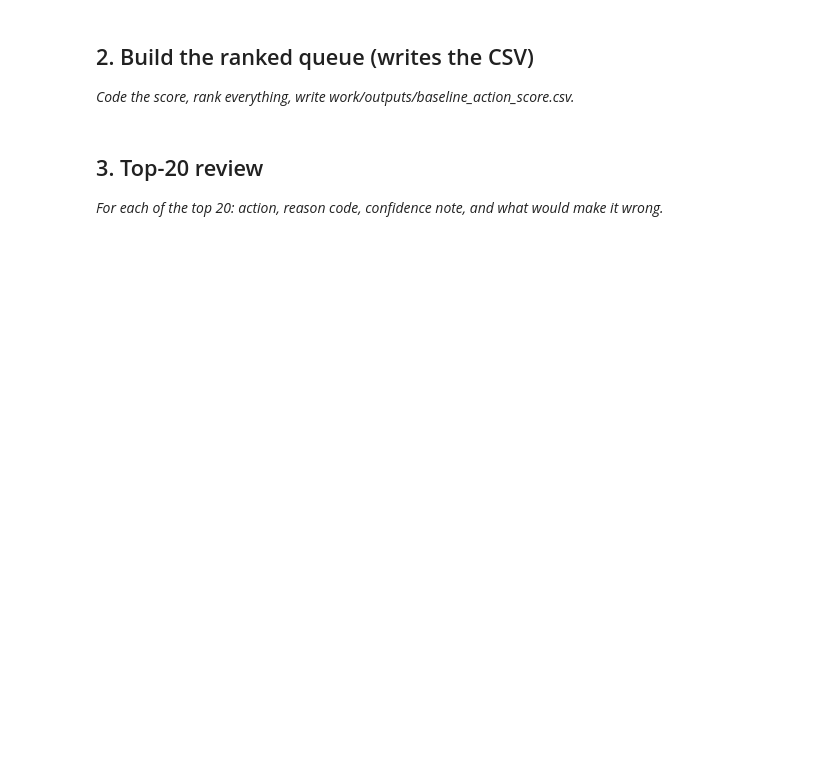
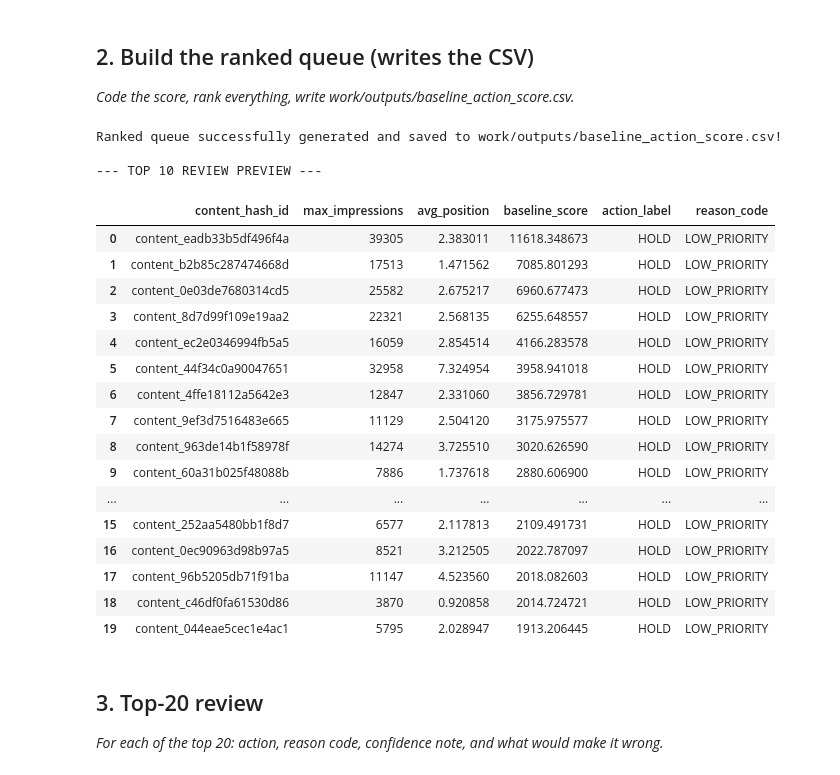
Before and after one commit to s-safwan/ml-internship-flyrank, a Jupyter notebook: work/notebooks/w04_baseline_score.ipynb, the cells around one changed output. Drawn from its saved outputs; the diff is of its cells as text; code cells hidden in the pictures; blank space fills up the shorter version.

```diff
--- a/work/notebooks/w04_baseline_score.ipynb
+++ b/work/notebooks/w04_baseline_score.ipynb
@@ -23,3 +100,62 @@ This skeleton is yours to fill. Work the sections **in order** — each one has
+# %%
+# This cell is for CODE (numbers, a query, a check).
+# Write your text answer in the cell ABOVE this one — typing sentences here breaks Run All.
+import os
+
+# Create folder if it doesn't exist
+os.makedirs('work/outputs', exist_ok=True)
+
+# Baseline Scoring Logic: Score = (Impressions) / (Position). High score wins.
+q_baseline = f"""
+SELECT
+    content_hash_id,
+    MAX(gsc_impressions) as max_impressions,
+    AVG(gsc_avg_position) as avg_position,
+    (MAX(gsc_impressions) / (AVG(gsc_avg_position) + 1)) as baseline_score,
+    CASE
+        WHEN MAX(gsc_impressions) > 500 AND AVG(gsc_avg_position) > 10 THEN 'REFRESH_FOR_CTR'
+        ELSE 'HOLD'
+    END as action_label,
+    CASE
+        WHEN MAX(gsc_impressions) > 500 AND AVG(gsc_avg_position) > 10 THEN 'HIGH_VOL_LOW_RANK'
+        ELSE 'LOW_PRIORITY'
+    END as reason_code
+FROM read_parquet('{hf_path}')
+WHERE ga4_data_available IS TRUE
+GROUP BY content_hash_id
+ORDER BY baseline_score DESC
+"""
+
+df_baseline = con.execute(q_baseline).df()
+
+# Save to CSV as requested
+csv_path = 'work/outputs/baseline_action_score.csv'
+df_baseline.to_csv(csv_path, index=False)
+print(f"Ranked queue successfully generated and saved to {csv_path}!")
+
+print("\n--- TOP 10 REVIEW PREVIEW ---")
+display(df_baseline.head(20))
+# %% [output]
+Ranked queue successfully generated and saved to work/outputs/baseline_action_score.csv!
+
+--- TOP 10 REVIEW PREVIEW ---
+|  | content_hash_id | max_impressions | avg_position | baseline_score | action_label | reason_code |
+| 0 | content_eadb33b5df496f4a | 39305 | 2.383011 | 11618.348673 | HOLD | LOW_PRIORITY |
+| 1 | content_b2b85c287474668d | 17513 | 1.471562 | 7085.801293 | HOLD | LOW_PRIORITY |
+| 2 | content_0e03de7680314cd5 | 25582 | 2.675217 | 6960.677473 | HOLD | LOW_PRIORITY |
+| 3 | content_8d7d99f109e19aa2 | 22321 | 2.568135 | 6255.648557 | HOLD | LOW_PRIORITY |
+| 4 | content_ec2e0346994fb5a5 | 16059 | 2.854514 | 4166.283578 | HOLD | LOW_PRIORITY |
+| 5 | content_44f34c0a90047651 | 32958 | 7.324954 | 3958.941018 | HOLD | LOW_PRIORITY |
+| 6 | content_4ffe18112a5642e3 | 12847 | 2.331060 | 3856.729781 | HOLD | LOW_PRIORITY |
+| 7 | content_9ef3d7516483e665 | 11129 | 2.504120 | 3175.975577 | HOLD | LOW_PRIORITY |
+| 8 | content_963de14b1f58978f | 14274 | 3.725510 | 3020.626590 | HOLD | LOW_PRIORITY |
+| 9 | content_60a31b025f48088b | 7886 | 1.737618 | 2880.606900 | HOLD | LOW_PRIORITY |
+| ... | ... | ... | ... | ... | ... | ... |
+| 15 | content_252aa5480bb1f8d7 | 6577 | 2.117813 | 2109.491731 | HOLD | LOW_PRIORITY |
+| 16 | content_0ec90963d98b97a5 | 8521 | 3.212505 | 2022.787097 | HOLD | LOW_PRIORITY |
+| 17 | content_96b5205db71f91ba | 11147 | 4.523560 | 2018.082603 | HOLD | LOW_PRIORITY |
+| 18 | content_c46df0fa61530d86 | 3870 | 0.920858 | 2014.724721 | HOLD | LOW_PRIORITY |
+| 19 | content_044eae5cec1e4ac1 | 5795 | 2.028947 | 1913.206445 | HOLD | LOW_PRIORITY |
 # %% [markdown]
 ## 3. Top-20 review
 
```
Also changed, not shown: parts of 6 cells of this notebook.
